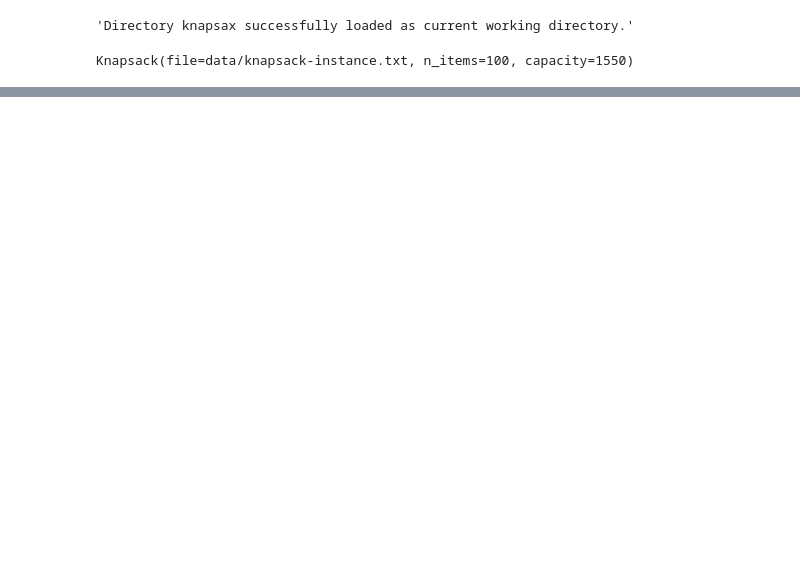
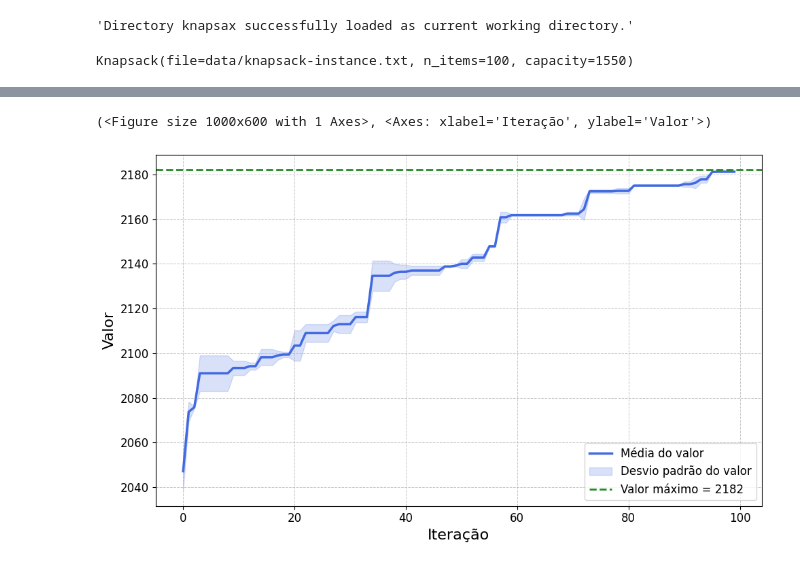
Before and after one commit to hellsdeur/knapsax, a Jupyter notebook: notebooks/aco.ipynb, the cells around one changed output, grey strips where cells are left out. Drawn from its saved outputs; the diff is of its cells as text; code cells hidden in the pictures; blank space fills up the shorter version.

```diff
--- a/notebooks/aco.ipynb
+++ b/notebooks/aco.ipynb
@@ -43,7 +16,11 @@ aco.run()
 # %%
 aco_stats = Stats(
     n_runs=20,
-    algorithm_instance=aco
+    algorithm_class=ACO,
+    knapsack=knapsack,
+    n_ants=200, n_iterations=100, decay=0.95,
+    pheromone_intensity=0.00001, n_best=3,
+    alpha=1, beta=1
 )
 
 aco_stats.run()
@@ -55,5 +48,8 @@ df_aco
 # %%
 aco_stats.plot_convergence(
-    title="Convergência do ACO para o problema da mochila",
-    savefig="results/aco_convergence.png"
+    title="Convergência do ACO",
+    savefig="results/aco_convergence.pdf"
 )
+# %% [output]
+(<Figure size 1000x600 with 1 Axes>, <Axes: xlabel='Iteração', ylabel='Valor'>)
+[figure, added]
```
Also changed, not shown: parts of 5 cells of this notebook.
